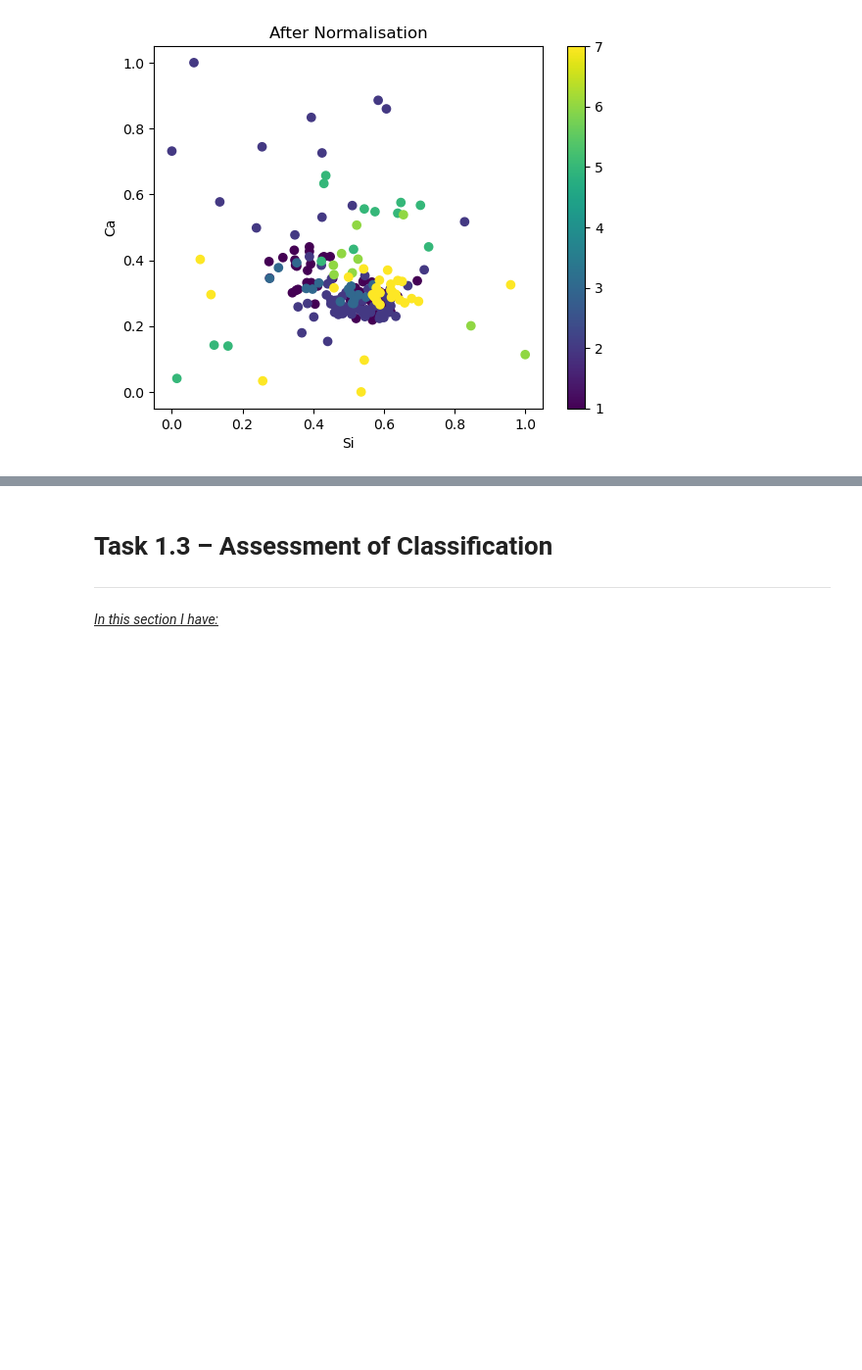
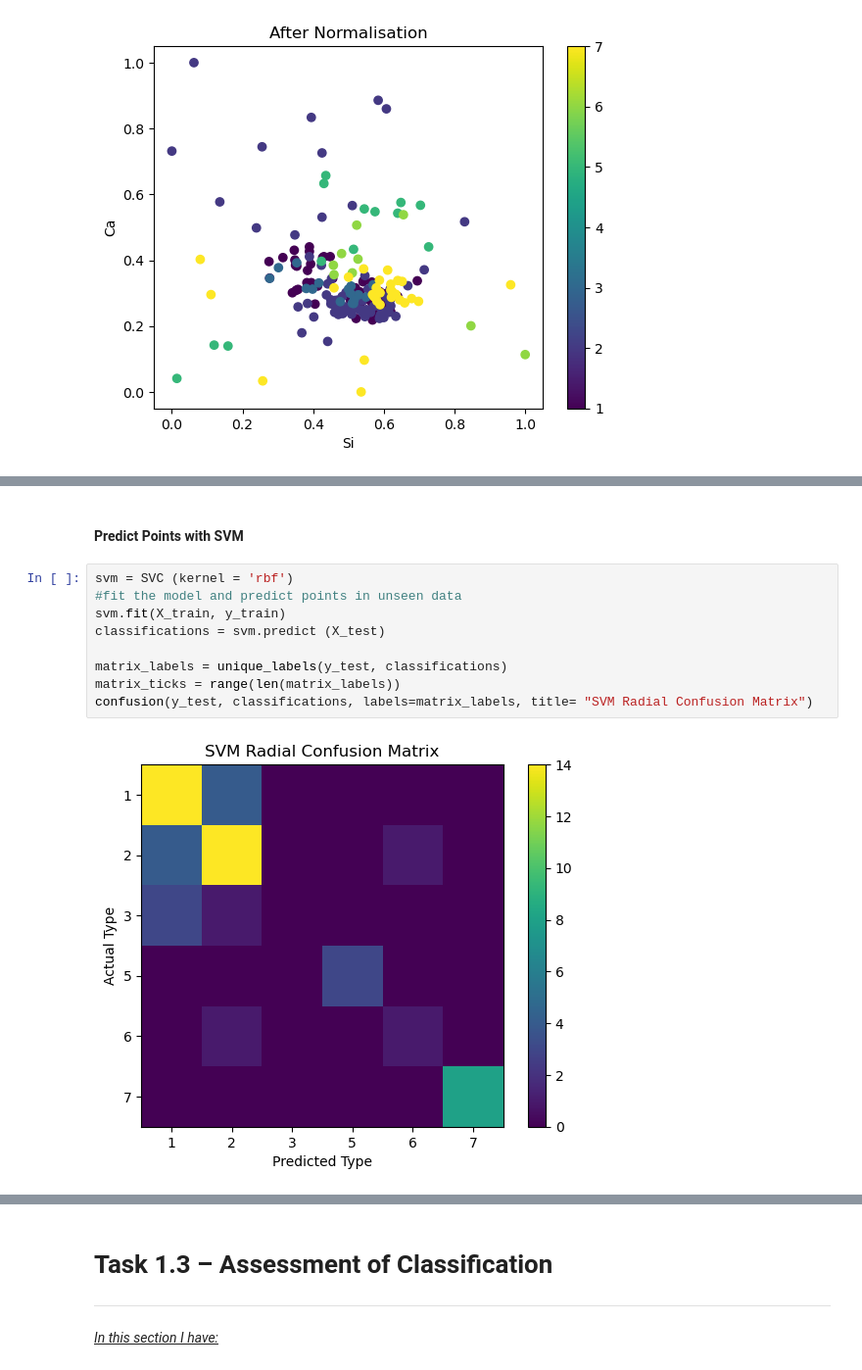
Before and after one commit to elizaclay/Machine-Learning-Optimisation, a Jupyter notebook: COMP2002.ipynb, the cells around one changed output, grey strips where cells are left out. Shown: that part at 98% size. Drawn from its saved outputs; the diff is of its cells as text; blank space fills up the shorter version.

```diff
--- a/COMP2002.ipynb
+++ b/COMP2002.ipynb
@@ -125,0 +321,13 @@ plot_features(data, "Si", "Ca", targets, "After Normalisation")
+# %% [markdown]
+#### **Predict Points with SVM**
+# %%
+svm = SVC (kernel = 'rbf')
+#fit the model and predict points in unseen data
+svm.fit(X_train, y_train)
+classifications = svm.predict (X_test)
+
+matrix_labels = unique_labels(y_test, classifications)
+matrix_ticks = range(len(matrix_labels))
+confusion(y_test, classifications, labels=matrix_labels, title= "SVM Radial Confusion Matrix")
+# %% [output]
+[figure, added]
```
Also changed, not shown: parts of 22 cells of this notebook.
